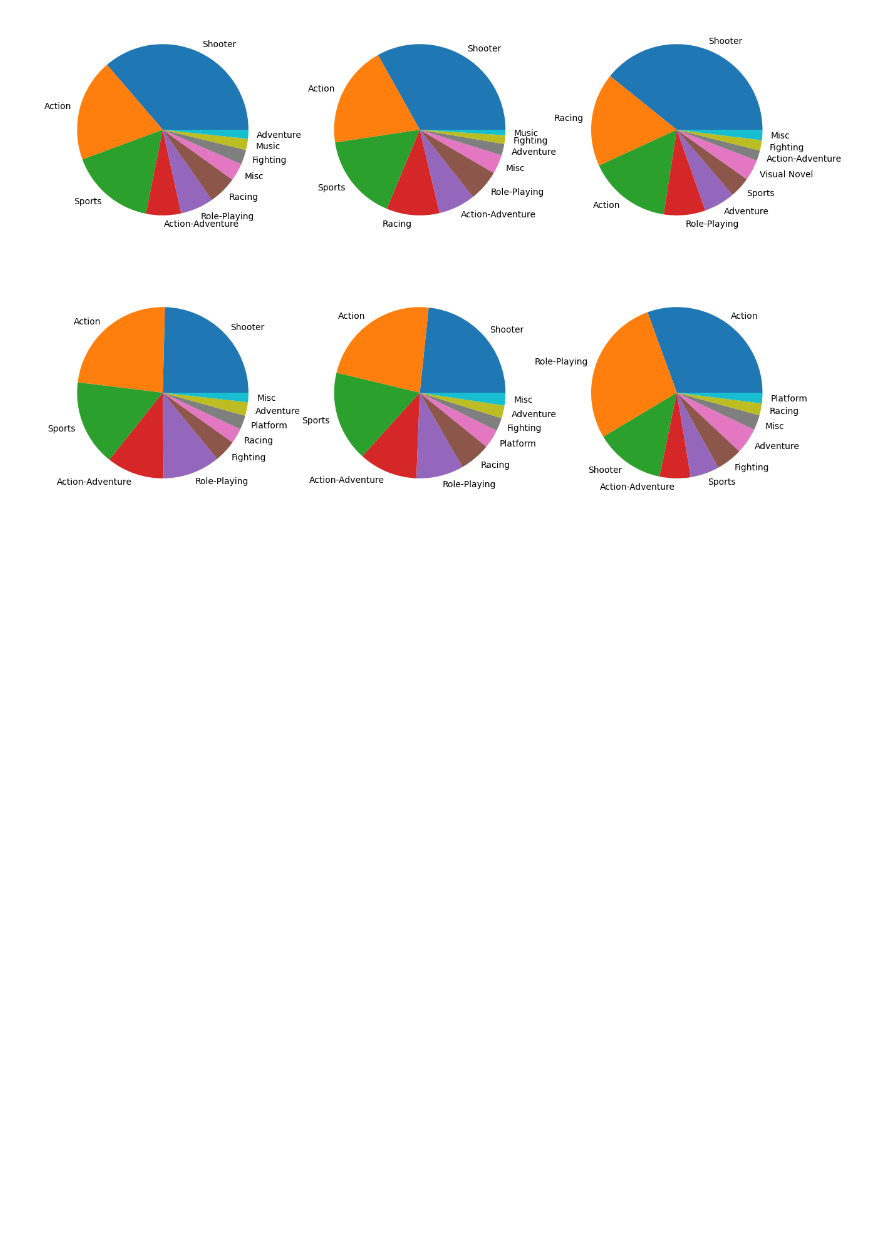
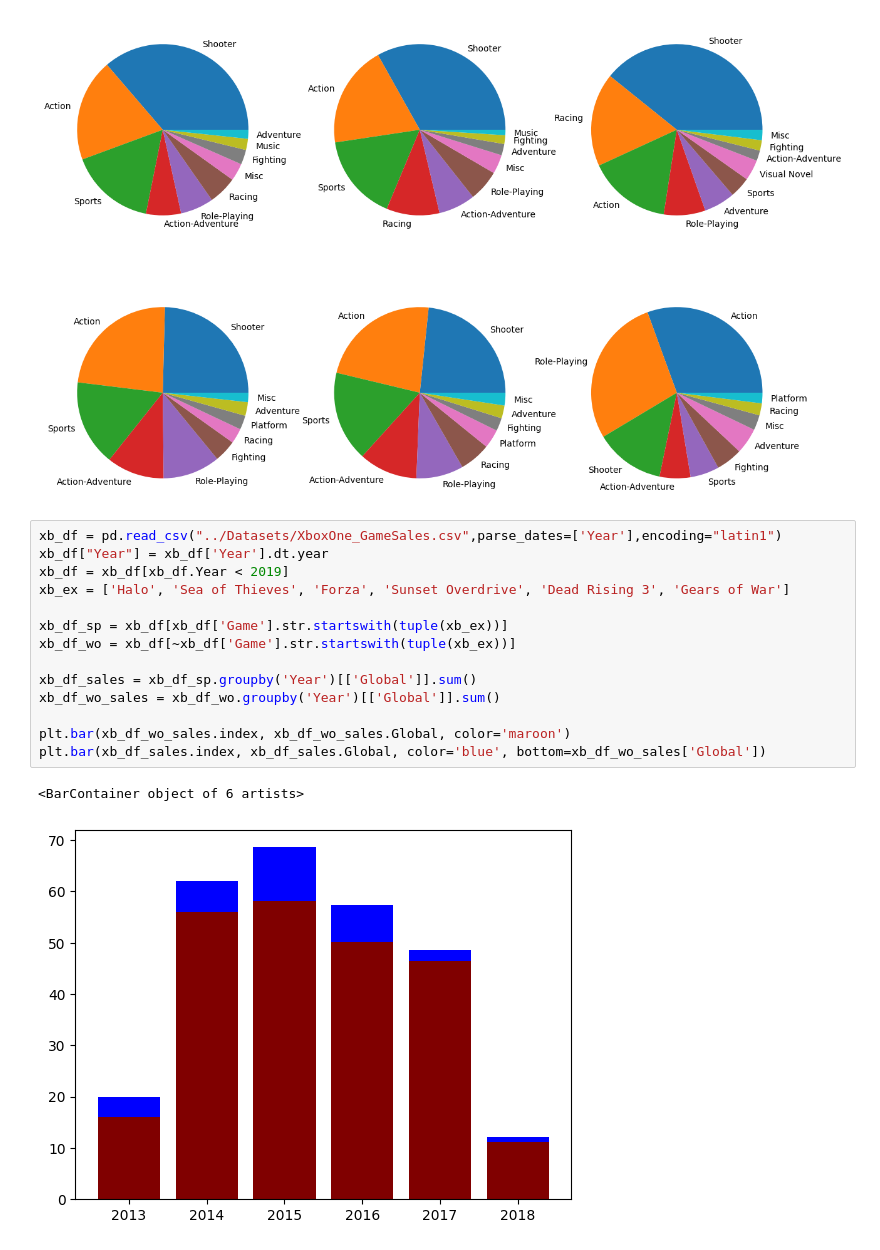
Before and after one commit to devrhathi/videogames_sales, a Jupyter notebook: Analysis/temp.ipynb, the cells around one changed output. Saved outputs shown, nothing was run; the diff lists cells and outputs as text; blank space fills up the shorter version.

```diff
--- a/Analysis/temp.ipynb
+++ b/Analysis/temp.ipynb
@@ -222,3 +191,20 @@ figure.set_figwidth(15)
 plt.show()
 # %% [output]
 [figure]
+# %%
+xb_df = pd.read_csv("../Datasets/XboxOne_GameSales.csv",parse_dates=['Year'],encoding="latin1")
+xb_df["Year"] = xb_df['Year'].dt.year
+xb_df = xb_df[xb_df.Year < 2019]
+xb_ex = ['Halo', 'Sea of Thieves', 'Forza', 'Sunset Overdrive', 'Dead Rising 3', 'Gears of War']
+
+xb_df_sp = xb_df[xb_df['Game'].str.startswith(tuple(xb_ex))]
+xb_df_wo = xb_df[~xb_df['Game'].str.startswith(tuple(xb_ex))]
+
+xb_df_sales = xb_df_sp.groupby('Year')[['Global']].sum()
+xb_df_wo_sales = xb_df_wo.groupby('Year')[['Global']].sum()
+
+plt.bar(xb_df_wo_sales.index, xb_df_wo_sales.Global, color='maroon')
+plt.bar(xb_df_sales.index, xb_df_sales.Global, color='blue', bottom=xb_df_wo_sales['Global'])
+# %% [output]
+<BarContainer object of 6 artists>
+[figure, added]
```
Also changed, not shown: parts of 4 cells of this notebook, 1 other file.
